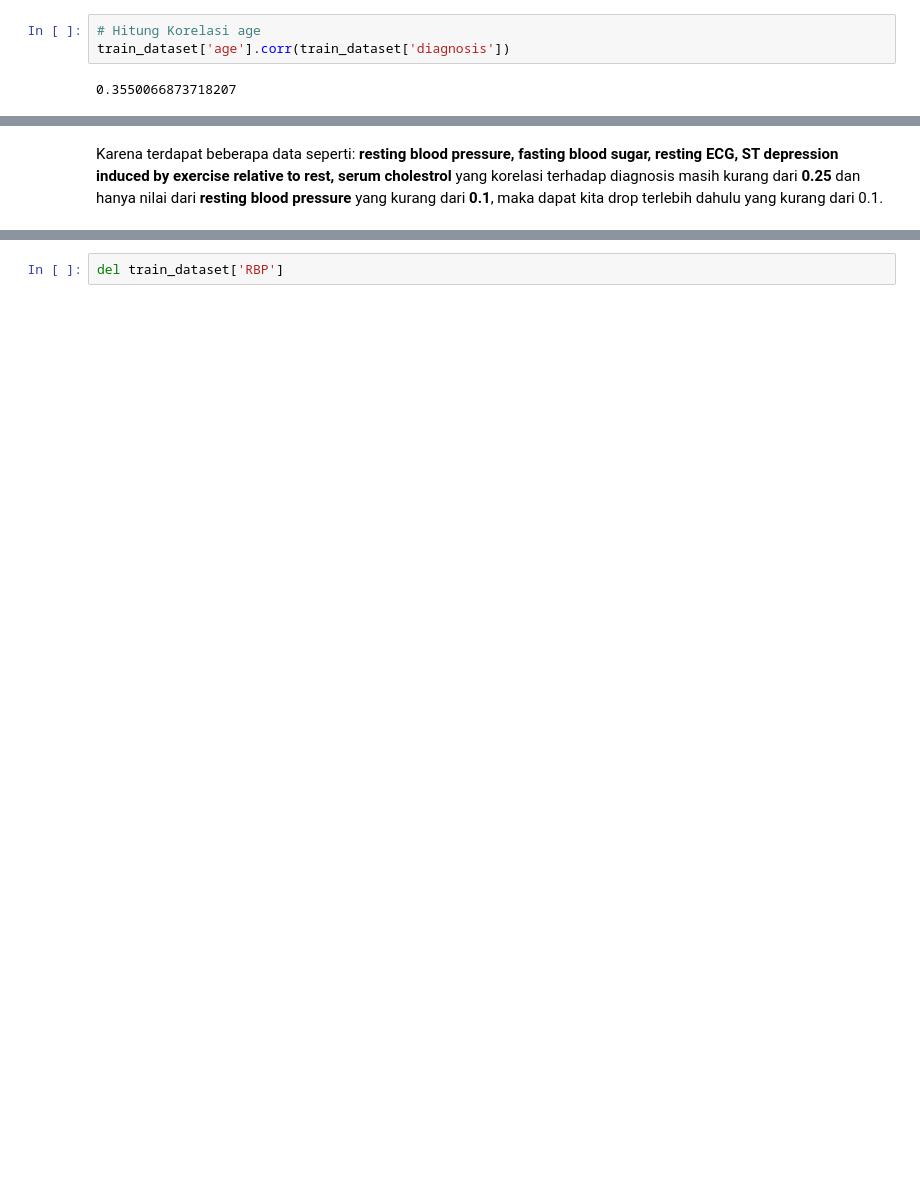
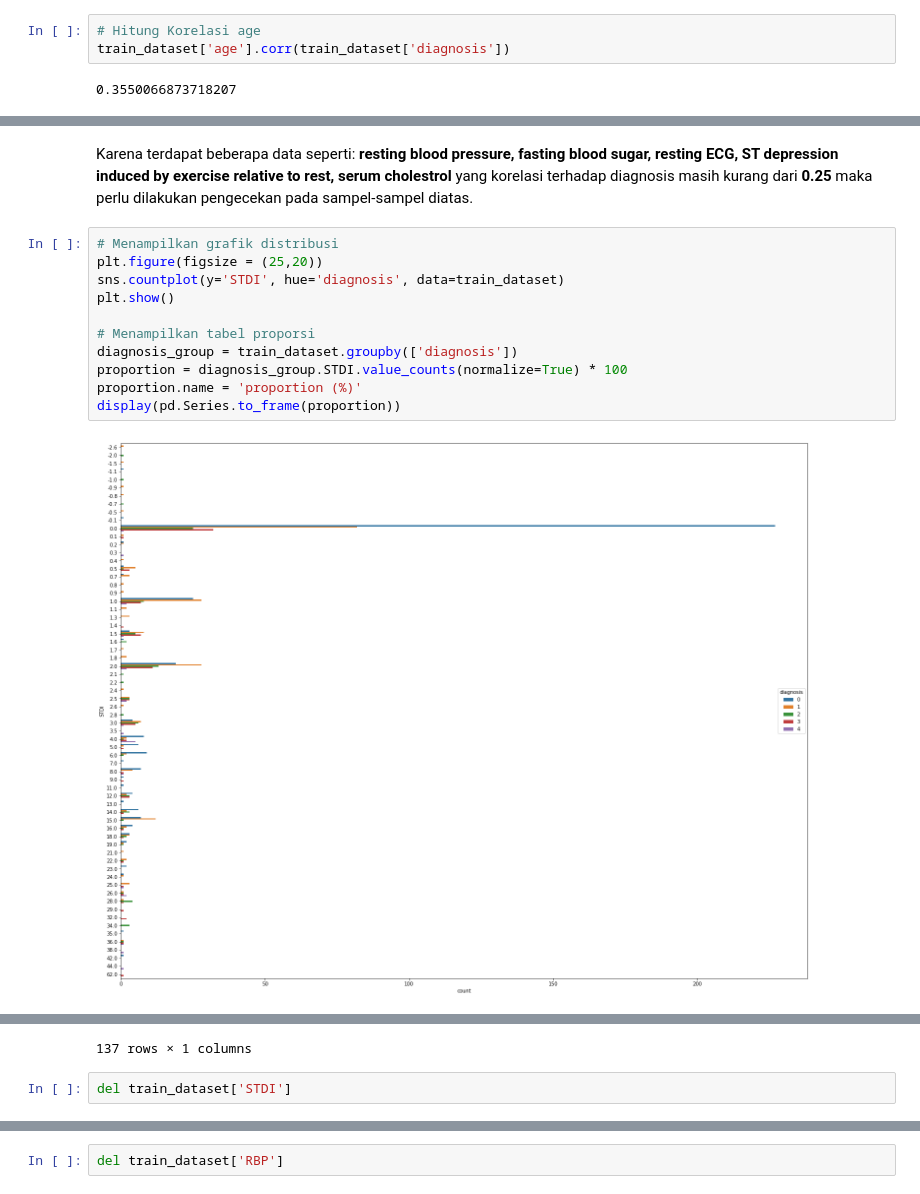
Before and after one commit to AgeMagi/Tubes2-AI, a Jupyter notebook: 13516079.ipynb, the cells around one changed output, grey strips where cells are left out. Saved outputs shown, nothing was run; the diff lists cells and outputs as text; blank space fills up the shorter version.

```diff
--- a/13516079.ipynb
+++ b/13516079.ipynb
@@ -309,2 +372,15 @@ train_dataset['thal'].corr(train_dataset['diagnosis'])
 # %% [markdown]
-Karena terdapat beberapa data seperti: **resting blood pressure, fasting blood sugar, resting ECG, ST depression induced by exercise relative to rest, serum cholestrol** yang korelasi terhadap diagnosis masih kurang dari **0.25** dan hanya nilai dari **resting blood pressure** yang kurang dari **0.1**, maka dapat kita drop terlebih dahulu yang kurang dari 0.1.
+Karena terdapat beberapa data seperti: **resting blood pressure, fasting blood sugar, resting ECG, ST depression induced by exercise relative to rest, serum cholestrol** yang korelasi terhadap diagnosis masih kurang dari **0.25** maka perlu dilakukan pengecekan pada sampel-sampel diatas.
+# %%
+# Menampilkan grafik distribusi
+plt.figure(figsize = (25,20))
+sns.countplot(y='STDI', hue='diagnosis', data=train_dataset)
+plt.show()
+
+# Menampilkan tabel proporsi
+diagnosis_group = train_dataset.groupby(['diagnosis'])
+proportion = diagnosis_group.STDI.value_counts(normalize=True) * 100
+proportion.name = 'proportion (%)'
+display(pd.Series.to_frame(proportion))
+# %% [output]
+[figure, added]
@@ -310,0 +405,3 @@ Karena terdapat beberapa data seperti: **resting blood pressure, fasting blood s
+137 rows × 1 columns
+# %%
+del train_dataset['STDI']
```
Also changed, not shown: parts of 49 cells of this notebook.
